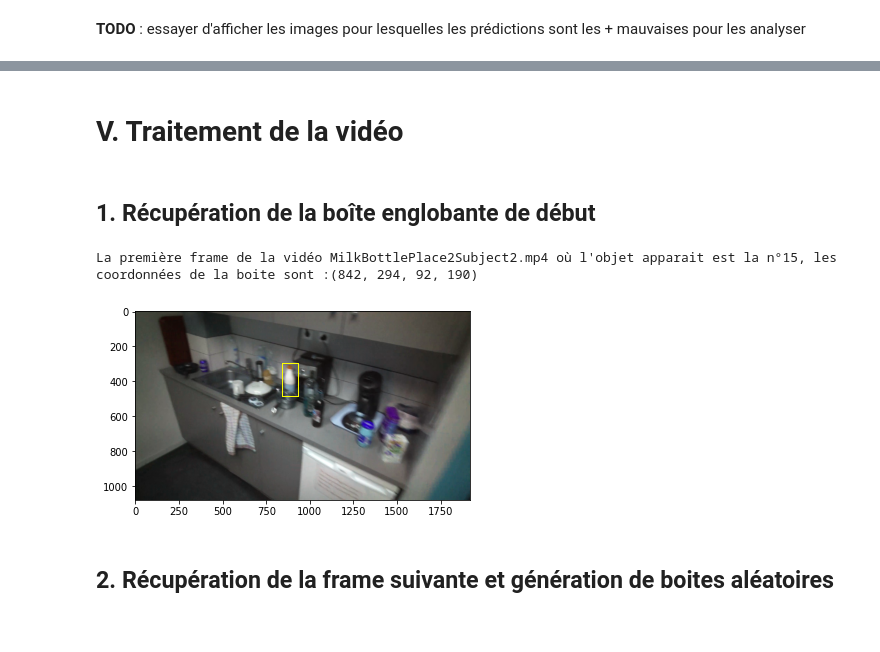
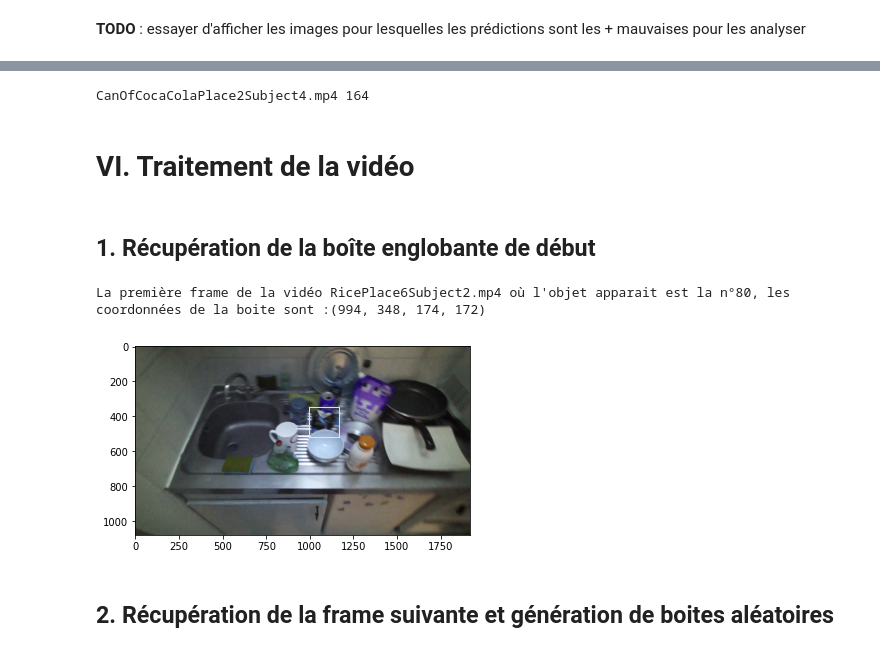
Before and after one commit to enavarro002/analyse_video, a Jupyter notebook: first_step.ipynb, the cells around one changed output, grey strips where cells are left out. Cells and saved outputs as stored; diff of their text form; code cells hidden in the pictures.

```diff
--- a/first_step.ipynb
+++ b/first_step.ipynb
@@ -185,0 +34,10 @@ def preprocess_image(img) :
+# %%
+# __original_dataset_path__ = "./DB/"
+__original_dataset_path__ = "./data/DB/"
+__train_path__ = __original_dataset_path__+'train/'
+__test_path__ = __original_dataset_path__+'test/'
+__val_path__ = __original_dataset_path__+'validation/'
+# __video_path__ = 'VIDEOS'
+# __bboxes_path__ = 'GT'
+__bboxes_path__ = './data/GT'
+__video_path__ = './data/VIDEOS'
@@ -204,13 +180,0 @@ def get_num_first_frame_with_coord(list_bbox_path) :
-# %%
-def get_frame_from_number(video_path, frame_nb) :
-    cap = cv2.VideoCapture(video_path)
-    if (not cap.isOpened()):
-        print("ERROR: unable to read video:", video_path)
-        sys.exit()
-
-    frame_number=1
-    _, frame = cap.read()
-    while frame_number != frame_nb :
-        frame_number+=1
-        _, frame = cap.read()
-    return frame
@@ -224,7 +180,0 @@ def get_nb_frames_video(video_path) :
-# %%
-__original_dataset_path__ = "./DB/"
-__train_path__ = __original_dataset_path__+'train/'
-__test_path__ = __original_dataset_path__+'test/'
-__val_path__ = __original_dataset_path__+'validation/'
-__video_path__ = 'VIDEOS'
-__bboxes_path__ = 'GT'
@@ -590,4 +576,8 @@ Par exemple, le sucre est détecté en temps que bouteille de lait dans 12.4% de
+# %%
+print(rdm_video_filename, rdm_index_frame)
+# %% [output]
+CanOfCocaColaPlace2Subject4.mp4 164
 # %% [markdown]
-# V. Traitement de la vidéo
+# VI. Traitement de la vidéo
 # %% [markdown]
 ## 1. Récupération de la boîte englobante de début
@@ -597,20 +593,18 @@ rdm_video_path = os.path.join(__video_path__, rdm_video_filename)
 
 list_bbox_filename = rdm_video_filename.split('.')[0] +"_2_bboxes.txt"
 list_bbox_path = os.path.join(__bboxes_path__,list_bbox_filename)
+
+num_first_frame_with_coord  = get_num_first_frame_with_coord(list_bbox_path)
+print(f"La première frame de la vidéo {rdm_video_filename} où l'objet apparait est la n°{num_first_frame_with_coord[0]}, les coordonnées de la boite sont :{num_first_frame_with_coord[1]} ")
+# %% [output]
+La première frame de la vidéo RicePlace6Subject2.mp4 où l'objet apparait est la n°80, les coordonnées de la boite sont :(994, 348, 174, 172)
-# %%
-num_first_frame_with_coord  = get_num_first_frame_with_coord(list_bbox_path)
-print(f"La première frame de la vidéo {rdm_video_filename} où l'objet apparait est la n°{num_first_frame_with_coord[0]}, les coordonnées de la boite sont :{num_first_frame_with_coord[1]} ")
-# %% [output]
-La première frame de la vidéo MilkBottlePlace2Subject2.mp4 où l'objet apparait est la n°15, les coordonnées de la boite sont :(842, 294, 92, 190)
 # %%
-import matplotlib.pyplot as plt
-
 first_frame = get_frame_from_number(rdm_video_path, num_first_frame_with_coord[0])
 plt.imshow(first_frame)
 box_first_frame_coords = num_first_frame_with_coord[1]
-plt_box(plt, box_first_frame_coords, 1, "yellow")
+helpers.plt_box(plt, rect=box_first_frame_coords, linewidth=1)
 # %% [output]
-[figure, old version]
+[figure, new version]
 # %% [markdown]
 ## 2. Récupération de la frame suivante et génération de boites aléatoires
 # %%
```
Also changed, not shown: parts of 78 cells of this notebook, 1 other file.
